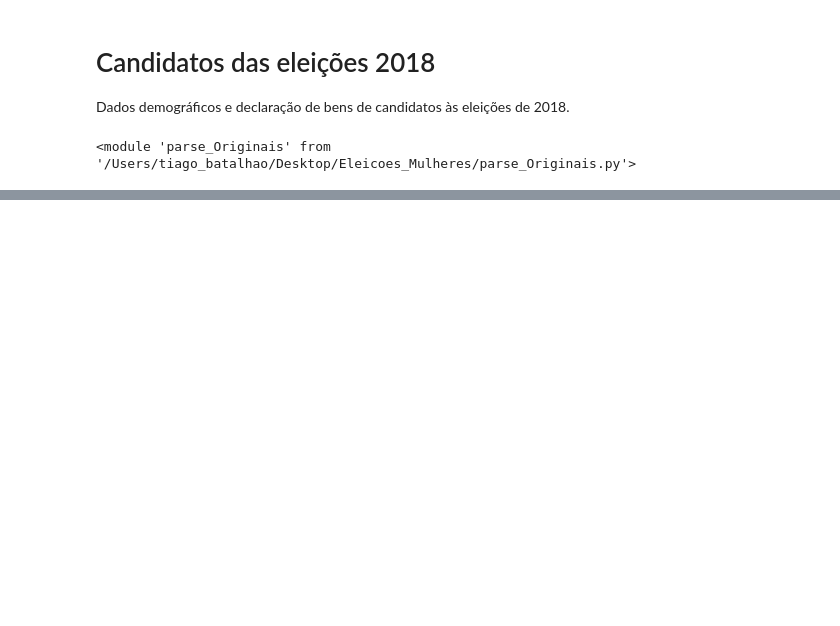
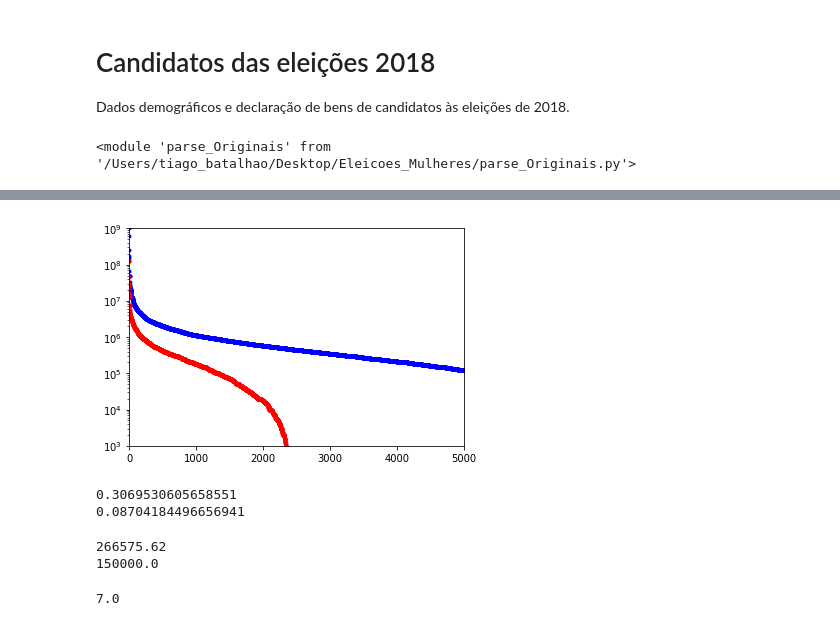
Before and after one commit to tiagobatalhao-luizalabs/Eleicoes, a Jupyter notebook: Exploratorio.ipynb, the cells around one changed output, grey strips where cells are left out. Drawn from its saved outputs; the diff is of its cells as text; code cells hidden in the pictures; blank space fills up the shorter version.

```diff
--- a/Exploratorio.ipynb
+++ b/Exploratorio.ipynb
@@ -22,0 +65,37 @@ dados_cassacao = pandas.read_csv('Arquivos_parseados/Dados_cassacao.csv.gz')
+# %%
+import pylab as py
+fig, ax = py.subplots()
+yy = ricos_h[ricos_h['DS_CARGO']=='DEPUTADO ESTADUAL']['VR_BEM_CANDIDATO']
+xx = range(len(yy))
+ax.plot(xx, yy, 'b.')
+yy = ricos_m[ricos_m['DS_CARGO']=='DEPUTADO ESTADUAL']['VR_BEM_CANDIDATO']
+xx = range(len(yy))
+ax.plot(xx, yy, 'r.')
+ax.set_yscale('log')
+ax.set_xlim(0,5000)
+ax.set_ylim(1e3, 1e9)
+fig.show()
+# %% [output]
+[figure, added]
+# %%
+candidatos_h = len(ricos_h)
+renda_h = ricos_h['VR_BEM_CANDIDATO'].sum()
+candidatos_m = len(ricos_m)
+renda_m = ricos_m['VR_BEM_CANDIDATO'].sum()
+print(candidatos_m / (candidatos_m + candidatos_h))
+print(renda_m / (renda_h + renda_m))
+# %% [output]
+0.3069530605658551
+0.08704184496656941
+# %%
+ricos_hh = ricos_h[py.isfinite(ricos_h['VR_BEM_CANDIDATO'])]
+ricos_mm = ricos_m[py.isfinite(ricos_m['VR_BEM_CANDIDATO'])]
+print(ricos_hh['VR_BEM_CANDIDATO'].median())
+print(ricos_mm['VR_BEM_CANDIDATO'].median())
+# %% [output]
+266575.62
+150000.0
+# %%
+py.percentile(ricos_hh['VR_BEM_CANDIDATO'], 5) / 1e3
+# %% [output]
+7.0
```
Also changed, not shown: parts of 35 cells of this notebook.
